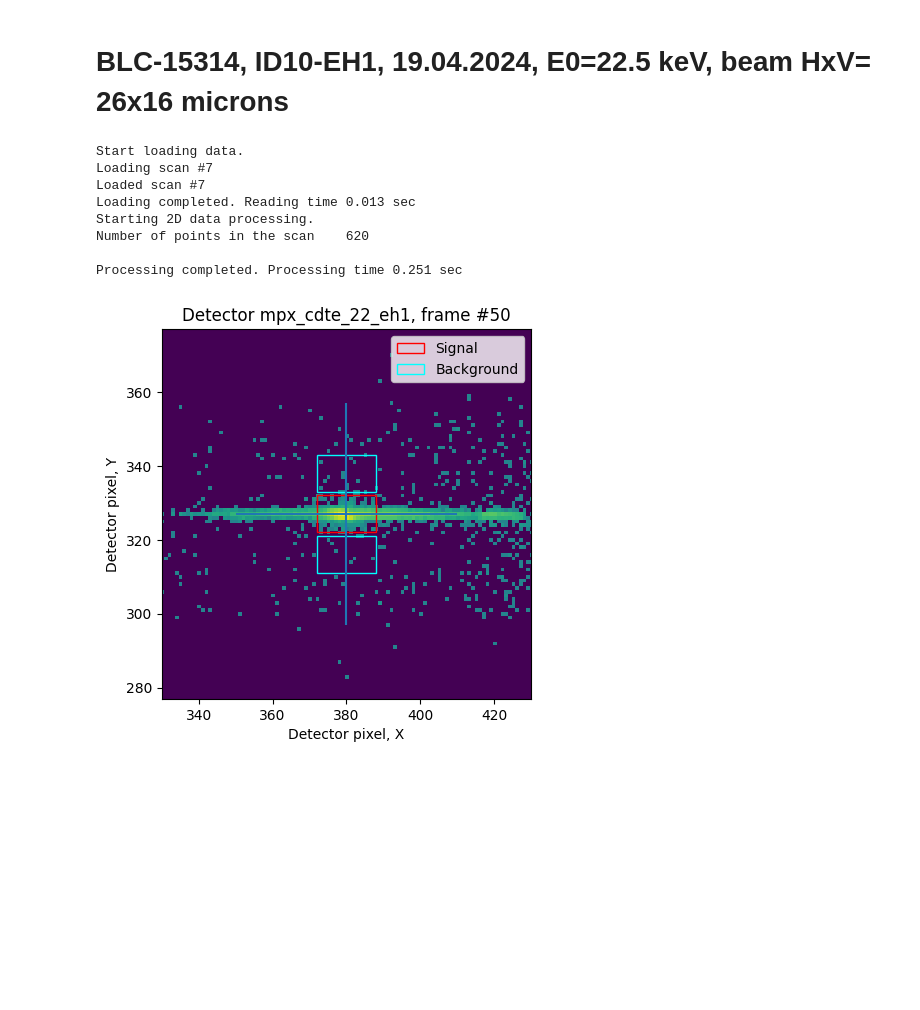
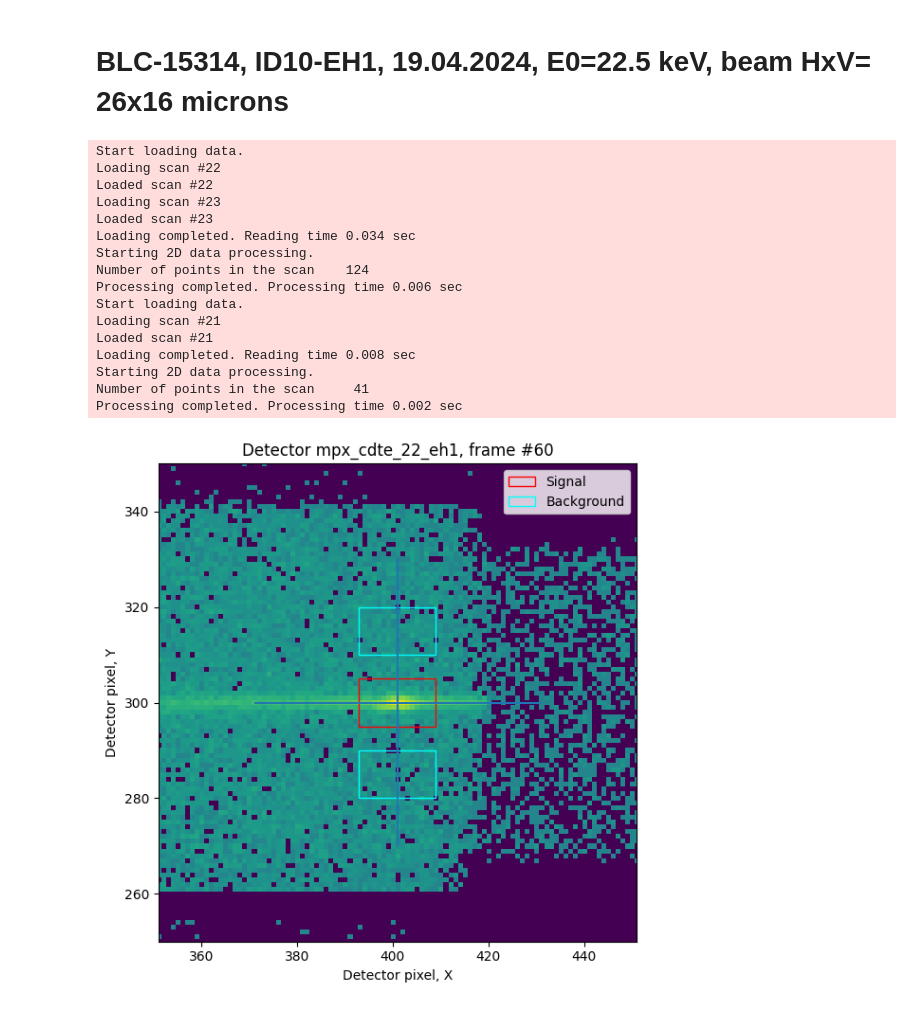
Before and after one commit to chelberserker/XRR_ID10, a Jupyter notebook: Processing_XRR_blc15314.ipynb, the cells around one changed output. Saved outputs shown, nothing was run; the diff lists cells and outputs as text; code cells hidden in the pictures; blank space fills up the shorter version.

```diff
--- a/Processing_XRR_blc15314.ipynb
+++ b/Processing_XRR_blc15314.ipynb
@@ -8,21 +10,29 @@ import matplotlib.pyplot as plt
 # %%
-FileDir = 'E:/Bersenev/ID10_ID10_Apr24/RAW_DATA/A9_68_4000/A9_68_4000_0001/'
-FileName = 'A9_68_4000_0001.h5'
-ScanN_list = [7]
+FileDir = '/media/egor/82ACE81CACE80D0B/ls3582/id10-surf/20251120/RAW_DATA/DPPC_0PS/DPPC_0PS_0002/'
+FileName = 'DPPC_0PS_0002.h5'
+zgH_ScanN_list = [21]
+refl_ScanN_list = [22,23]
 file = FileDir+FileName
 # %%
-refl = XRR(file, ScanN_list, PX0=380, PY0 = 327, dPX=8, dPY=5, transmission_name='autof_eh1_transm', att_name='autof_eh1_curratt', energy_name='monoe', alpha_i_name='chi')
-refl.show_detector_image(50)
-#plt.xlim(100, 440)
-#plt.ylim(0, 512)
+refl = XRR(file, refl_ScanN_list, PX0=401, PY0 = 300, dPX=8, dPY=5, bckg_gap=5, monitor_name='ionch2', alpha_i_name='mu')
+zgH = XRR(file, zgH_ScanN_list, PX0=401, PY0=300, dPX=8, dPY=5, bckg_gap=5, monitor_name='ionch2',alpha_i_name='zgH')
+refl.show_detector_image(60)
 # %% [output]
 Start loading data.
-Loading scan #7
-Loaded scan #7
-Loading completed. Reading time 0.013 sec
+Loading scan #22
+Loaded scan #22
+Loading scan #23
+Loaded scan #23
+Loading completed. Reading time 0.034 sec
 Starting 2D data processing.
-Number of points in the scan    620
-
-Processing completed. Processing time 0.251 sec
+Number of points in the scan    124
+Processing completed. Processing time 0.006 sec
+Start loading data.
+Loading scan #21
+Loaded scan #21
+Loading completed. Reading time 0.008 sec
+Starting 2D data processing.
+Number of points in the scan     41
+Processing completed. Processing time 0.002 sec
-[figure, old version]
+[figure, new version]
 # %%
```
Also changed, not shown: parts of 4 cells of this notebook, 1 other file.
